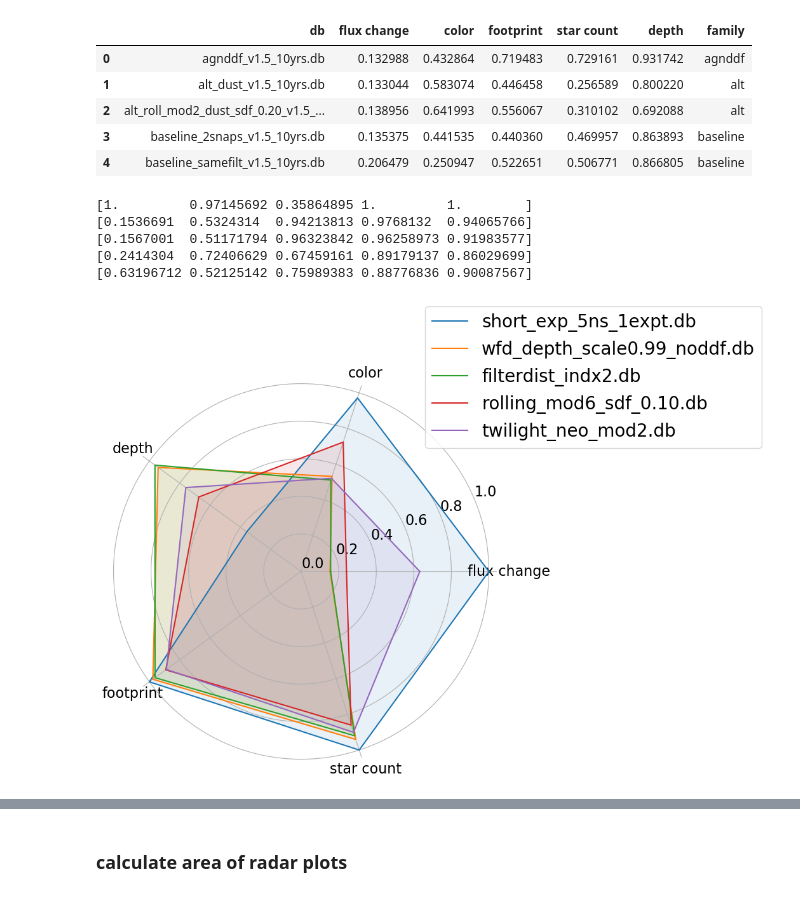
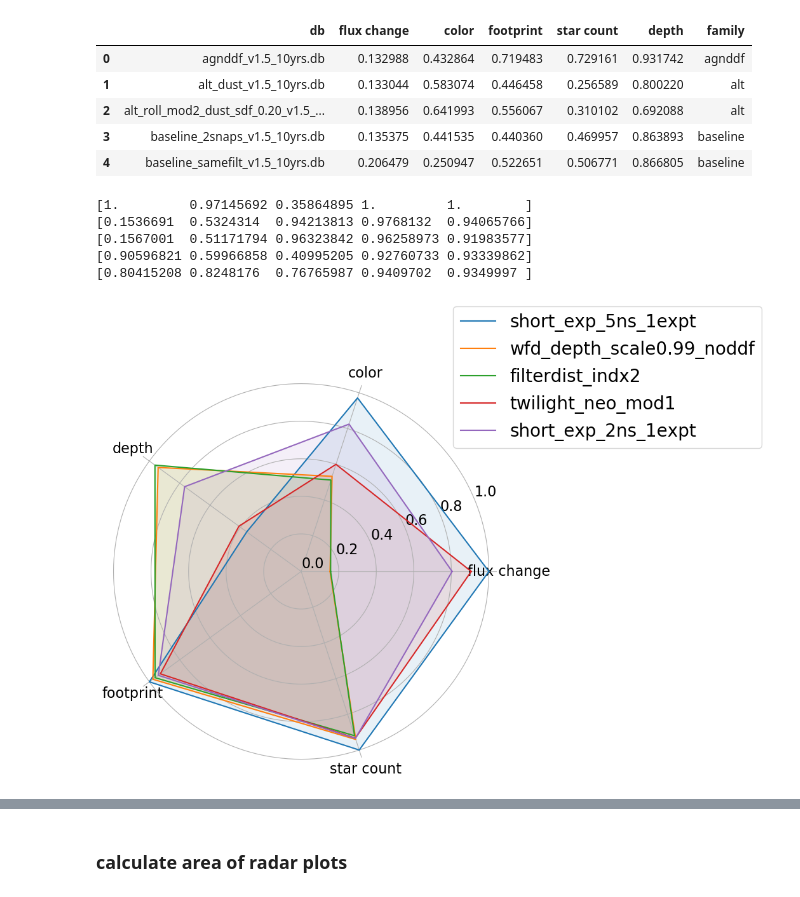
Before and after one commit to fedhere/LSSTunknowns, a Jupyter notebook: tdAdnom/plot_radar_parallel.ipynb, the cells around one changed output, grey strips where cells are left out. Drawn from its saved outputs; the diff is of its cells as text; code cells hidden in the pictures.

Commit message:
update figures

```diff
--- a/tdAdnom/plot_radar_parallel.ipynb
+++ b/tdAdnom/plot_radar_parallel.ipynb
@@ -279,39 +279,41 @@ dbnames = [ #'baseline_v1.5_10yrs', 'footprint_big_skyv1.5_10yrs',
            'short_exp_5ns_1expt_v1.5_10yrs.db',
            'wfd_depth_scale0.99_noddf_v1.5_10yrs.db',
            #'bulges_bs_v1.5_10yrs',
            'filterdist_indx2_v1.5_10yrs.db',
-           'rolling_mod6_sdf_0.10_v1.5_10yrs.db',
-           'twilight_neo_mod2_v1.5_10yrs.db',
+           #'rolling_mod6_sdf_0.10_v1.5_10yrs.db',
+           'twilight_neo_mod1_v1.5_10yrs.db',
+           #'twilight_neo_mod2_v1.5_10yrs.db',
            #'footprint_big_sky_nouiyv1.5_10yrs'
+            'short_exp_2ns_1expt_v1.5_10yrs.db',
           ]
 
 #FoMvars = ['FoM_tgaps_same', 'FoM_tgaps_diff', 'FoM_depth', 'FoM_EG', 'FoM_Gal', ]
 
 FoMvars = ['flux change', 'color', 'depth', 'footprint', 'star count', ]
 
 
 fig, ax = plt.subplots(1,1,figsize=(8,8), subplot_kw={'projection': 'polar'} )
 
 for dbname in dbnames:
     r = df_radar[ df_radar.db==dbname ][FoMvars].values.flatten()
     print(r)
-    label = dbname.replace("_v1.5_10yrs", "").replace("v1.5_10yrs", "")
+    label = dbname.replace("_v1.5_10yrs", "").replace("v1.5_10yrs", "").replace(".db", "")
     ax = plot_radar(r=r, label=label, fill=True, ax=ax)
 
 #FoMvarsnames = ['flux change', 'color', 'depth', 'footprint', 'star count', ]
 ax.set_xticklabels(FoMvars, );
 ax.set_yticks([0, .2, .4, .6, .8, 1])
 #ax.set_rlabel_position(0)
 plt.legend(loc='upper right', bbox_to_anchor=(1.7, 1.2))
 
 plt.savefig("figures/radar_wfd.pdf", bbox_inches='tight')
 # %% [output]
 [1.         0.97145692 0.35864895 1.         1.        ]
 [0.1536691  0.5324314  0.94213813 0.9768132  0.94065766]
 [0.1567001  0.51171794 0.96323842 0.96258973 0.91983577]
-[0.2414304  0.72406629 0.67459161 0.89179137 0.86029699]
-[0.63196712 0.52125142 0.75989383 0.88776836 0.90087567]
+[0.90596821 0.59966858 0.40995205 0.92760733 0.93339862]
+[0.80415208 0.8248176  0.76765987 0.9409702  0.9349997 ]
-[figure, old version]
+[figure, new version]
 # %%
 df_radar = pd.read_csv("./data/df_radar_log_v1.5_ALL.csv")
 # %%
```
Also changed, not shown: parts of 7 cells of this notebook, 20 other files.
